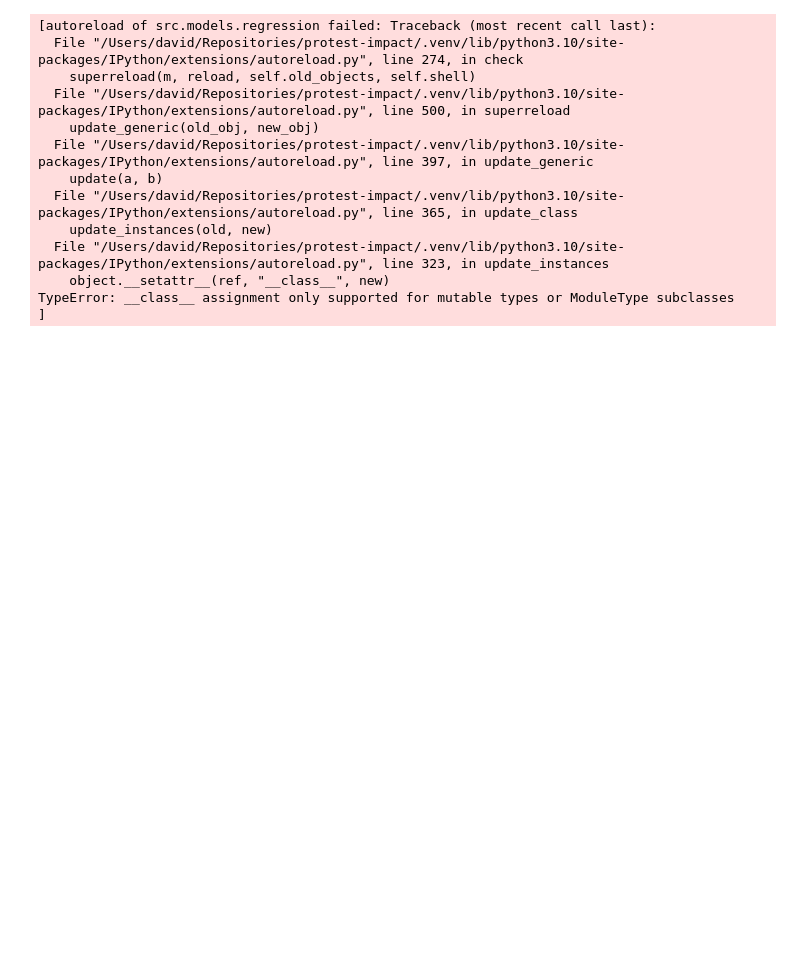
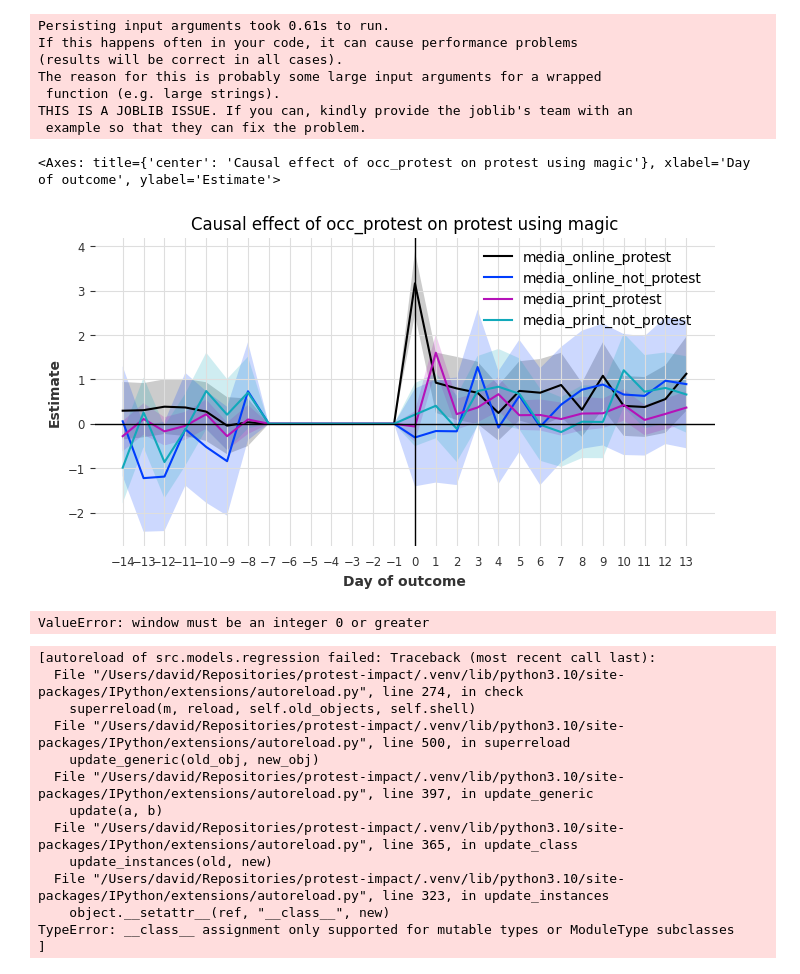
Before and after one commit to davidpomerenke/protest-impact, a Jupyter notebook: notebooks/cumulative.ipynb, the cells around one changed output. Cells and saved outputs as stored; diff of their text form; code cells hidden in the pictures; blank space fills up the shorter version.

```diff
--- a/notebooks/cumulative.ipynb
+++ b/notebooks/cumulative.ipynb
@@ -58,3 +14,42 @@ plot_lagged_impact(results1, treatment, "protest")
+# %%
+import warnings
+
+from src.models.time_series import regression
+from src.visualization.visualize import plot_impact_ts
+
+warnings.filterwarnings("error")
+
+treatment = "occ_protest"
+_, results1 = regression(
+    target="protest",
+    lags=range(-7, 1),
+    steps=range(-14, 14),
+    cumulative=False,
+    ignore_group=True,
+)
+plot_impact_ts(results1, treatment, "protest")
+# %% [output]
+Persisting input arguments took 0.61s to run.
+If this happens often in your code, it can cause performance problems
+(results will be correct in all cases).
+The reason for this is probably some large input arguments for a wrapped
+ function (e.g. large strings).
+THIS IS A JOBLIB ISSUE. If you can, kindly provide the joblib's team with an
+ example so that they can fix the problem.
+<Axes: title={'center': 'Causal effect of occ_protest on protest using magic'}, xlabel='Day of outcome', ylabel='Estimate'>
+[figure, added]
+# %%
+treatment = "occ_protest"
+_, results1 = regression(
+    target="protest",
+    lags=range(-7, 1),
+    steps=range(-14, 14),
+    cumulative=True,
+    ignore_group=True,
+)
+plot_impact_ts(results1, treatment, "protest")
+# %% [output]
+ValueError: window must be an integer 0 or greater
 # %%
 from src.features.time_series.lagged_impact import plot_lagged_impact
 from src.models.regression import propensity_weighting
```
Also changed, not shown: parts of 2 cells of this notebook, 1 other file.
